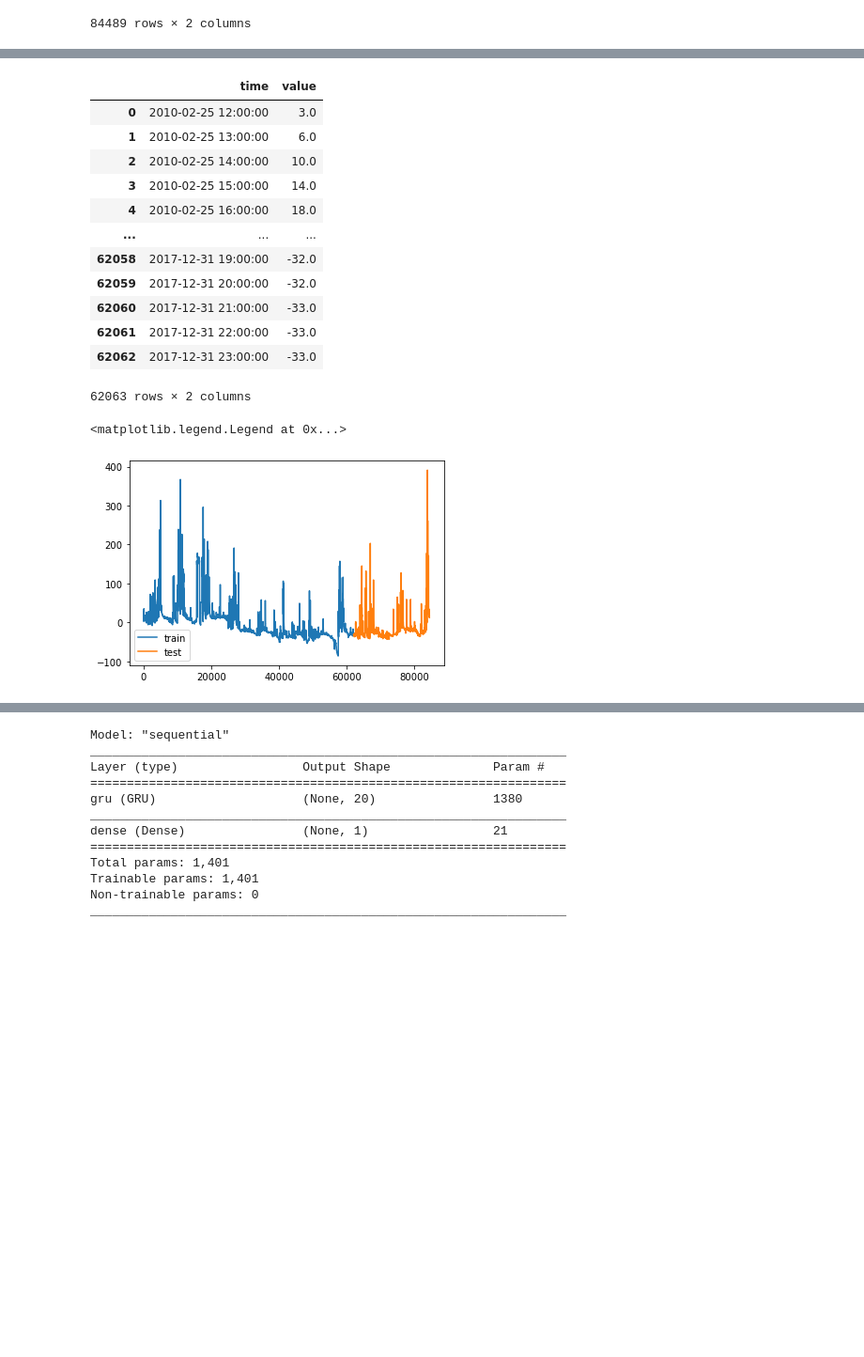
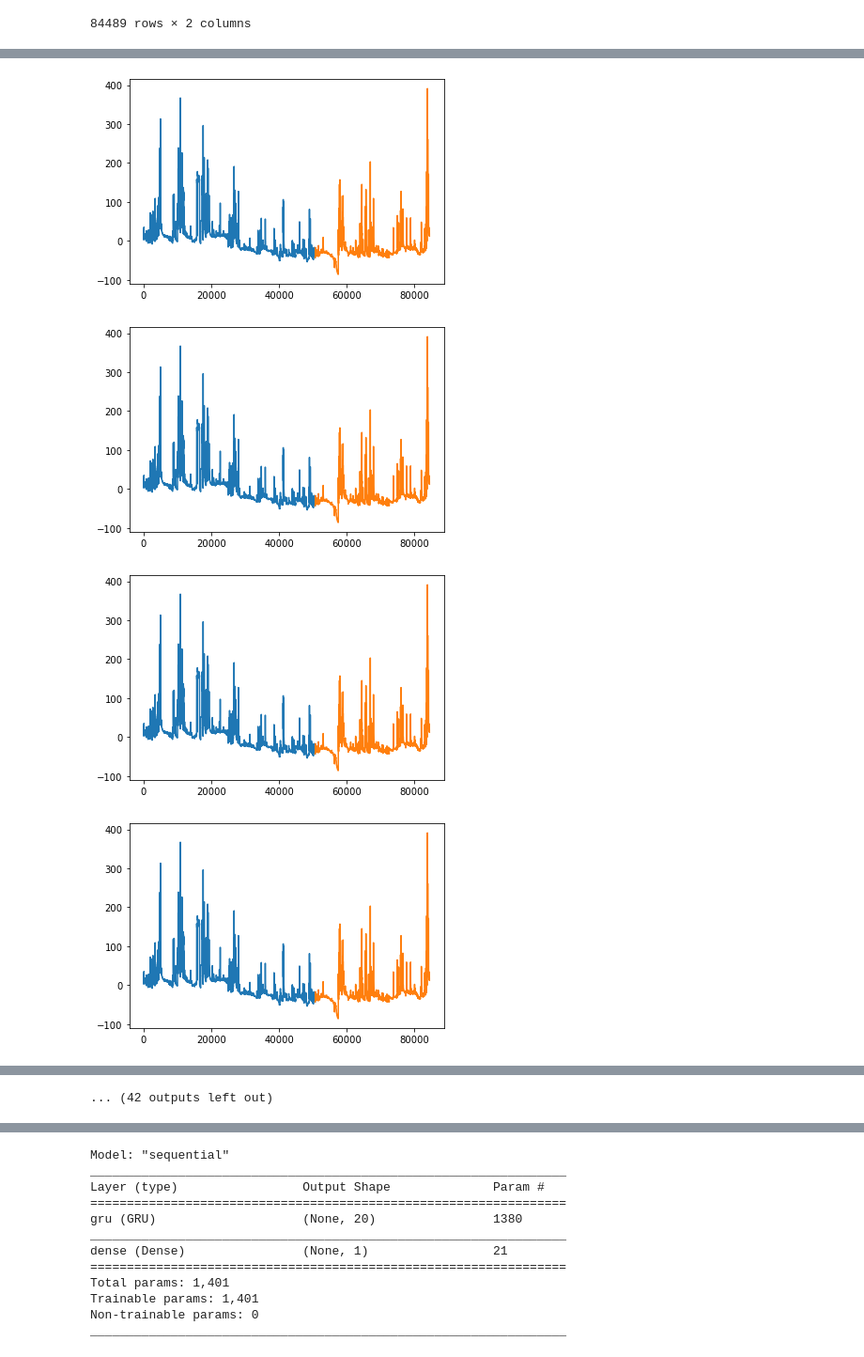
Before and after one commit to bigdata-course-KU-team11/Data_collection, a Jupyter notebook: Model/GRU.ipynb, the cells around one changed output, grey strips where cells are left out. Shown at 94% size. Drawn from its saved outputs; the diff is of its cells as text; code cells hidden in the pictures; blank space fills up the shorter version.

```diff
--- a/Model/GRU.ipynb
+++ b/Model/GRU.ipynb
@@ -64,3 +68,9 @@ split_date = pd.Timestamp('01-01-2018')
+# %%
+# 각 데이터프레임마다 test data의 비율이 0.4가 되도록 설정
+split_date = []
+for i in range(len(df_list)):
+    idx = len(train_test_split(df_list[i], test_size=.4)[0])
+    split_date.append(df_list[i]['time'][idx])
 # %%
 split_date
 # %% [output]
@@ -68,26 +94,15 @@ Timestamp('2018-01-01 00:00:00')
-# %%
-df_list[0][df_list[0]['time'] < split_date]
-# %% [output]
-|  | time | value |
-| 0 | 2010-02-25 12:00:00 | 3.0 |
-| 1 | 2010-02-25 13:00:00 | 6.0 |
-| 2 | 2010-02-25 14:00:00 | 10.0 |
-| 3 | 2010-02-25 15:00:00 | 14.0 |
-| 4 | 2010-02-25 16:00:00 | 18.0 |
-| ... | ... | ... |
-| 62058 | 2017-12-31 19:00:00 | -32.0 |
-| 62059 | 2017-12-31 20:00:00 | -32.0 |
-| 62060 | 2017-12-31 21:00:00 | -33.0 |
-| 62061 | 2017-12-31 22:00:00 | -33.0 |
-| 62062 | 2017-12-31 23:00:00 | -33.0 |
-62063 rows × 2 columns
 # %%
-train_value = df_list[0][df_list[0]['time'] < split_date]['value']
-test_value = df_list[0][df_list[0]['time'] >= split_date]['value']
+train_value = [df_list[i][df_list[i]['time'] < split_date[i]]['value'] for i in range(len(df_list))]
-# %%
-ax = train_value.plot()
-test_value.plot(ax=ax)
-plt.legend(['train', 'test'])
-# %% [output]
-<matplotlib.legend.Legend at 0x...>
-[figure, removed]
+# %%
+test_value = [df_list[i][df_list[i]['time'] >= split_date[i]]['value'] for i in range(len(df_list))]
+# %%
+# 파란색 그래프: train data, 노란색 그래프: test data
+for i in range(len(df_list)):
+    ax = train_value[i].plot()
+    test_value[i].plot(ax=ax)
+    plt.show()
+# %% [output]
+[figure, added]
+[figure, added]
+[figure, added]
+[figure, added]
@@ -94,2 +117,3 @@ plt.legend(['train', 'test'])
+... (42 outputs left out)
 # %%
 from sklearn.preprocessing import MinMaxScaler
```
Also changed, not shown: parts of 71 cells of this notebook.
